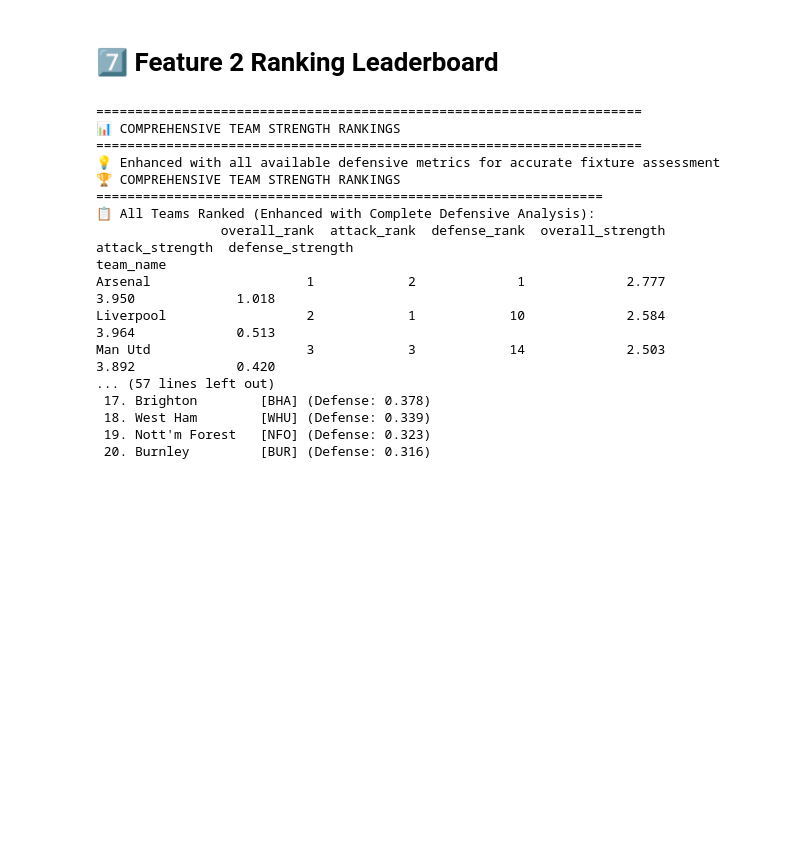
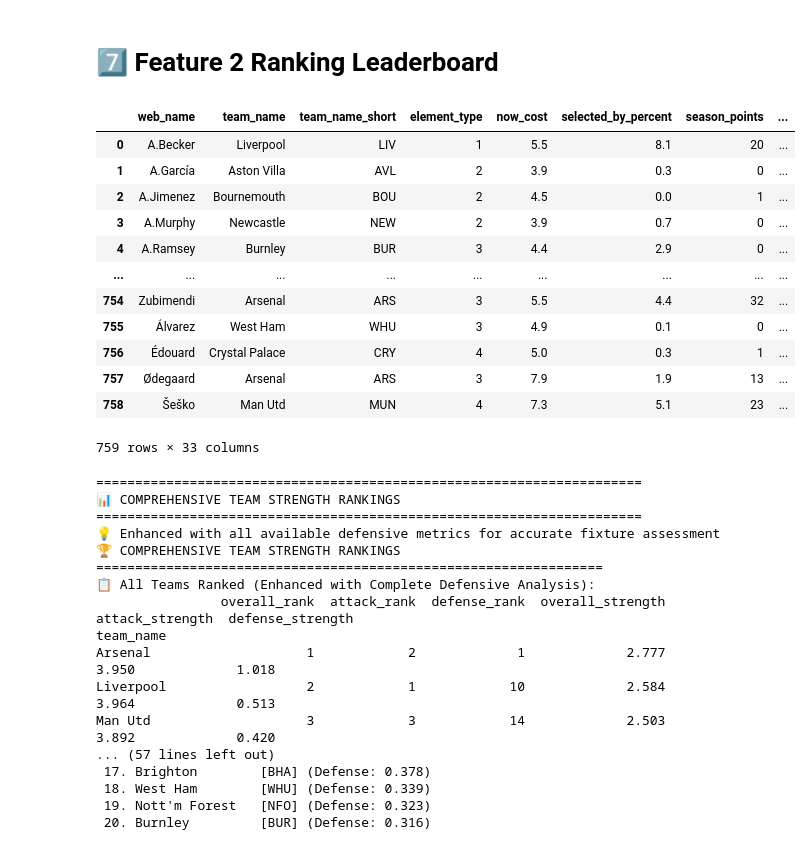
Before and after one commit to kahmengg/FPLAnalyst, a Jupyter notebook: fpl.ipynb, the cells around one changed output. Drawn from its saved outputs; the diff is of its cells as text; code cells hidden in the pictures; blank space fills up the shorter version.

```diff
--- a/fpl.ipynb
+++ b/fpl.ipynb
@@ -585,7 +585,7 @@ def calculate_player_form(player_name, team_name):
 
     # Position-specific scaling
     if element_type in [1, 2]:  # Goalkeeper or Defender
-        form_score = min(10.0, max(0.0, avg_points * 1.0 + 2.0))  # Higher multiplier for GKs/Defs
+        form_score = min(10.0, max(0.0, avg_points * 1.0 + 1.5))  # Higher multiplier for GKs/Defs
     else:  # Midfielder or Forward
         form_score = min(10.0, max(0.0, avg_points * 0.6 + 3.5))  # Lower multiplier for Mids/Fwds
 
@@ -921,6 +921,22 @@ This section contains powerful, reusable functions for Fantasy Premier League st
 - Easily customizable parameters
 # %% [markdown]
 # 7️⃣ Feature 2 Ranking Leaderboard
+# %%
+season_stats
+# %% [output]
+|  | web_name | team_name | team_name_short | element_type | now_cost | selected_by_percent | season_points | ... |
+| 0 | A.Becker | Liverpool | LIV | 1 | 5.5 | 8.1 | 20 | ... |
+| 1 | A.García | Aston Villa | AVL | 2 | 3.9 | 0.3 | 0 | ... |
+| 2 | A.Jimenez | Bournemouth | BOU | 2 | 4.5 | 0.0 | 1 | ... |
+| 3 | A.Murphy | Newcastle | NEW | 2 | 3.9 | 0.7 | 0 | ... |
+| 4 | A.Ramsey | Burnley | BUR | 3 | 4.4 | 2.9 | 0 | ... |
+| ... | ... | ... | ... | ... | ... | ... | ... | ... |
+| 754 | Zubimendi | Arsenal | ARS | 3 | 5.5 | 4.4 | 32 | ... |
+| 755 | Álvarez | West Ham | WHU | 3 | 4.9 | 0.1 | 0 | ... |
+| 756 | Édouard | Crystal Palace | CRY | 4 | 5.0 | 0.3 | 1 | ... |
+| 757 | Ødegaard | Arsenal | ARS | 3 | 7.9 | 1.9 | 13 | ... |
+| 758 | Šeško | Man Utd | MUN | 4 | 7.3 | 5.1 | 23 | ... |
+759 rows × 33 columns
 # %%
 import json
 
```
Also changed, not shown: parts of 5 cells of this notebook, 10 other files.
